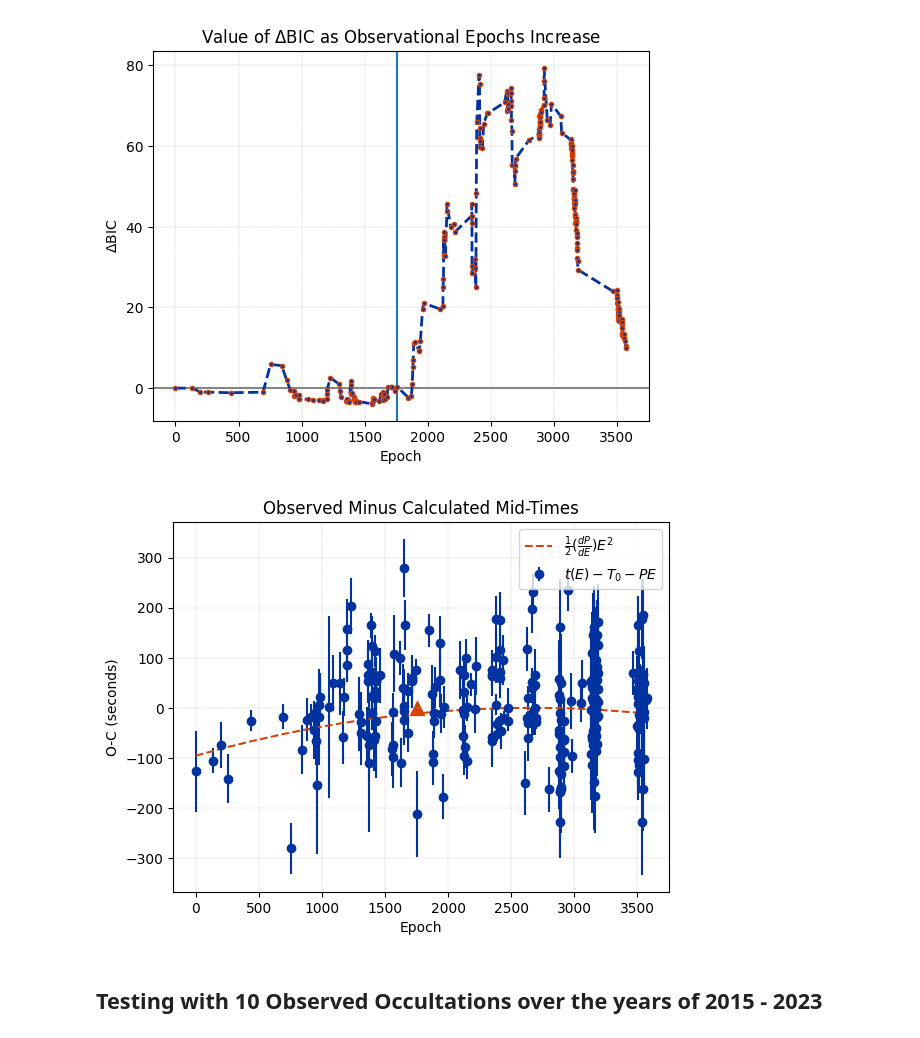
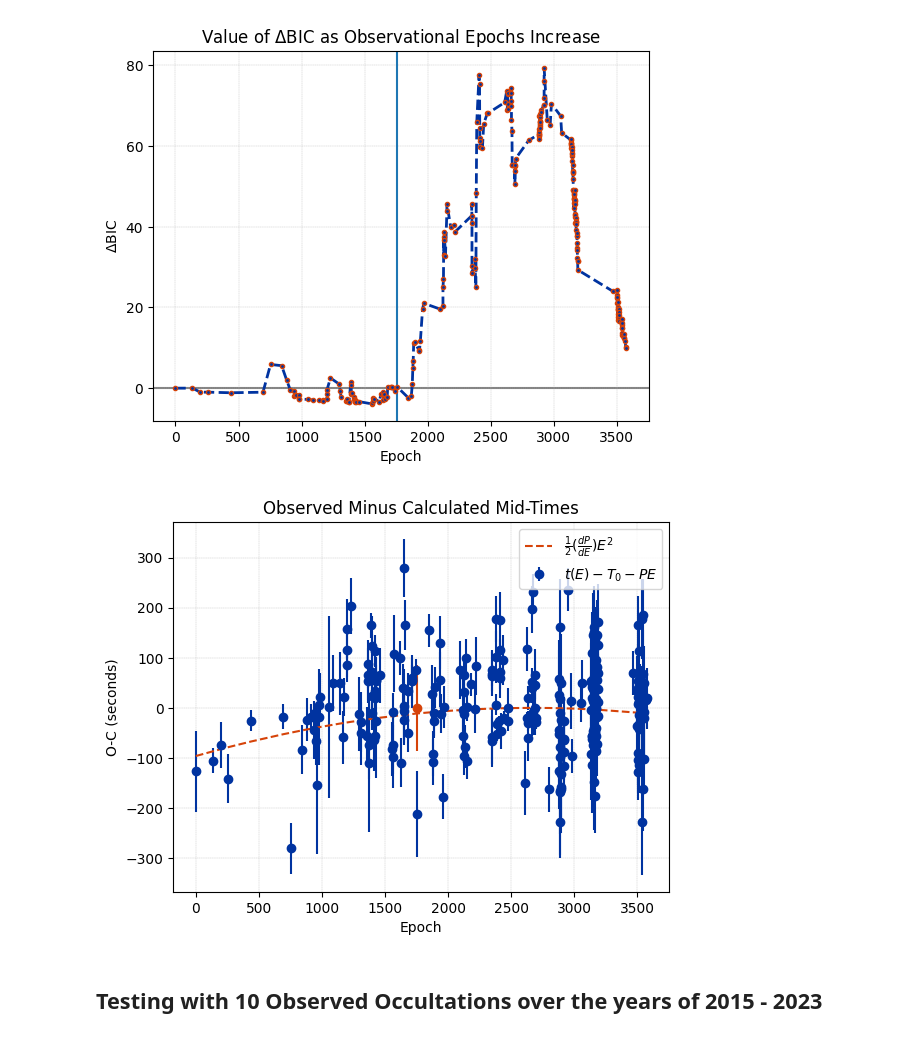
Before and after one commit to maliabarker/tres3-occultation, a Jupyter notebook: tres_5b.ipynb, the cells around one changed output. Saved outputs shown, nothing was run; the diff lists cells and outputs as text; code cells hidden in the pictures.

```diff
--- a/tres_5b.ipynb
+++ b/tres_5b.ipynb
@@ -252,3 +252,7 @@ observable_events
 # %%
 obs_time = Time('2017-01-01 12:00') # In the past! January 1st, 2017
 midocc_times = tres_5b.next_secondary_eclipse_time(obs_time, n_eclipses=10)
+# %%
+is_occ_obs = is_event_observable(constraints, boiseState, target, times=midocc_times)[0]
+observable_occs_1 = Time([midtime for midtime, is_observable in zip(midocc_times, is_occ_obs) if is_observable])
+observable_occs_1
@@ -255,5 +263,5 @@ midocc_times = tres_5b.next_secondary_eclipse_time(obs_time, n_eclipses=10)
 # %%
-mid_occultation_times_iso = midocc_times.copy()
-midocc_times.format = "jd"
-mid_occultation_times_jd = midocc_times
+mid_occultation_times_iso = observable_occs_1.copy()
+observable_occs_1.format = "jd"
+mid_occultation_times_jd = observable_occs_1
 # %%
@@ -308,10 +312,10 @@ ephemeris_obj2.plot_running_delta_bic()
 [figure]
 # %%
 lin_model = ephemeris_obj2.get_model_ephemeris("linear")
-plt.scatter([new_occ_epoch], [new_occ_time- lin_model["conjunction_time"] - (0.5*lin_model["period"]) - (lin_model["period"]*new_occ_epoch)], color="#D64309", marker="^", s=100)
+plt.errorbar([new_occ_epoch], [new_occ_time- lin_model["conjunction_time"] - (0.5*lin_model["period"]) - (lin_model["period"]*new_occ_epoch)], yerr=[0.001*86400], color="#D64309", marker="o")
 ephemeris_obj2.plot_oc_plot()
 # %% [output]
-[figure, old version]
+[figure, new version]
 # %% [markdown]
 ## Testing with 10 Observed Occultations over the years of 2015 - 2023
 # %% [markdown]
```
Also changed, not shown: parts of 15 cells of this notebook, 7 other files.
